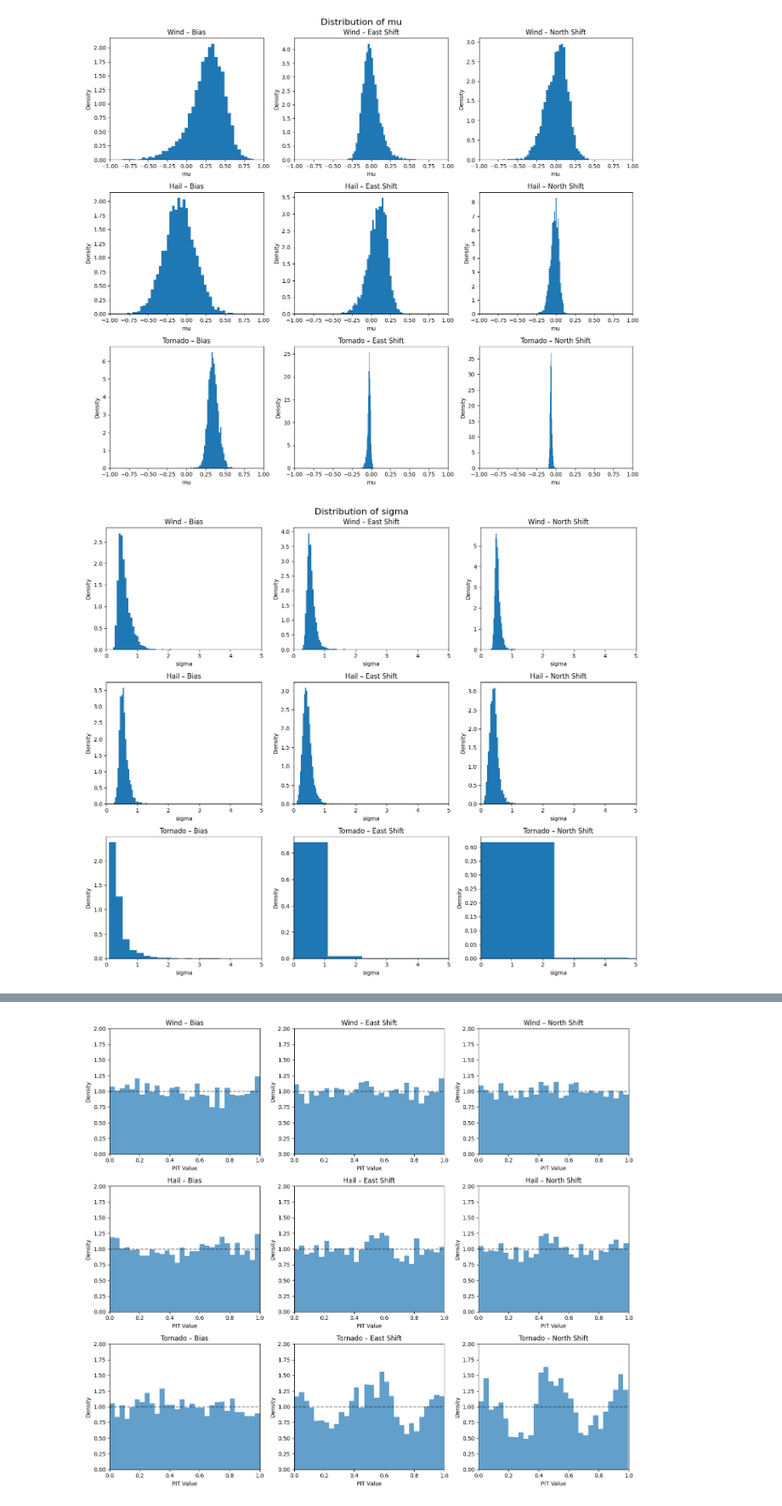
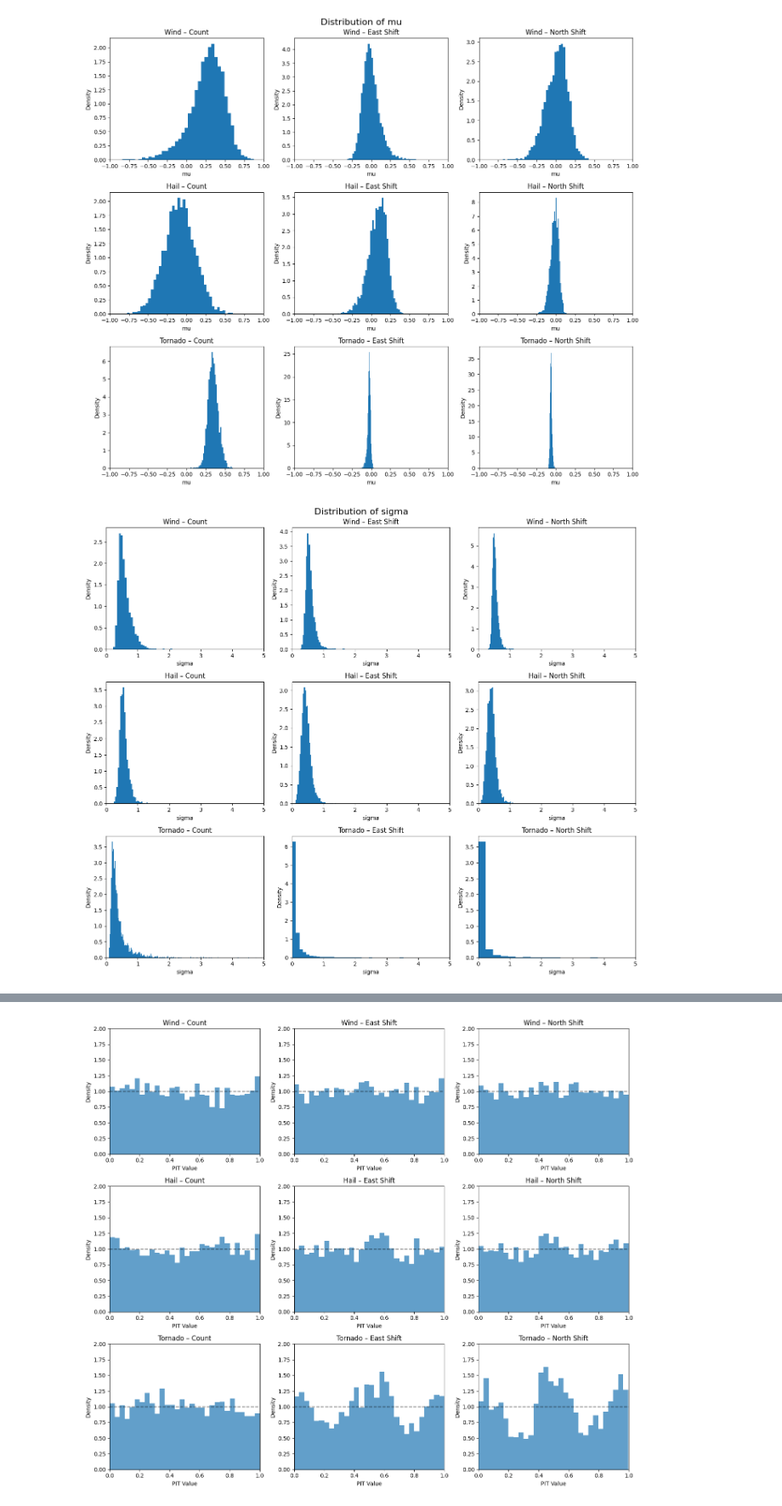
Before and after one commit to milesepstein13/convective_outlook_ml, a Jupyter notebook: distribution_analysis.ipynb, the cells around one changed output, grey strips where cells are left out. Shown at 85% size. Saved outputs shown, nothing was run; the diff lists cells and outputs as text; code cells hidden in the pictures.

Commit message:
updated distribution analysis plots

```diff
--- a/distribution_analysis.ipynb
+++ b/distribution_analysis.ipynb
@@ -8,3 +8,5 @@ import torch
 model_spec = 'cnn3d_gelu_0_5/level=slgt_small_glade_new/opt=Adam_lr=0.001_batch=8_crit=ShashNLL'
 # %%
 results = xr.open_dataset(f'results/predictions/{model_spec}/predictions.nc')
+# %%
+results.load()
@@ -32,7 +46,7 @@ for i, hazard in enumerate(hazards):
         ax.set_xlim(-4, 4)
 
         ax.set_title(f"{hazard} – {var}")
-        ax.set_xlabel("Value")
+        ax.set_xlabel("Standardized Bias")
         ax.set_ylabel("Density")
         ax.legend()
 
@@ -43,6 +57,6 @@ plt.show()
 # %%
 hazards = ["Wind", "Hail", "Tornado"]
-variables = ["Bias", "East Shift", "North Shift"]
+variables = ["Count", "East Shift", "North Shift"]
 
 mu = results["mu"].values
 sigma = results["sigma"].values
@@ -56,34 +70,39 @@ param_dict = {
     "tau": tau
 }
 
 for param_name, values in param_dict.items():
 
     fig, axes = plt.subplots(3, 3, figsize=(14, 12), sharex=False, sharey=False)
 
     for i, hazard in enumerate(hazards):
         for j, var in enumerate(variables):
             k = i * 3 + j  # flattened index
+            bins = 40
             ax = axes[i, j]
             if param_name == 'mu':
                 ax.set_xlim(-1, 1)
             elif param_name == 'sigma':
                 ax.set_xlim(0, 5)
+                if hazard == 'Tornado':
+                    bins = 400
             elif param_name == 'gamma':
                 ax.set_xlim(-1, 1)
             elif param_name == 'tau':
                 ax.set_xlim(0, 2)
 
-            ax.hist(values[:, k], bins=40, density=True)
+
+
+            ax.hist(values[:, k], bins=bins, density=True)
 
             ax.set_title(f"{hazard} – {var}")
             ax.set_xlabel(param_name)
             ax.set_ylabel("Density")
 
     fig.suptitle(f"Distribution of {param_name}", fontsize=16)
     plt.tight_layout()
     plt.show()
 # %% [output]
 [figure]
-[figure, old version]
+[figure, new version]
 [figure]
 [figure]
```
Also changed, not shown: parts of 5 cells of this notebook, 1 other file.
